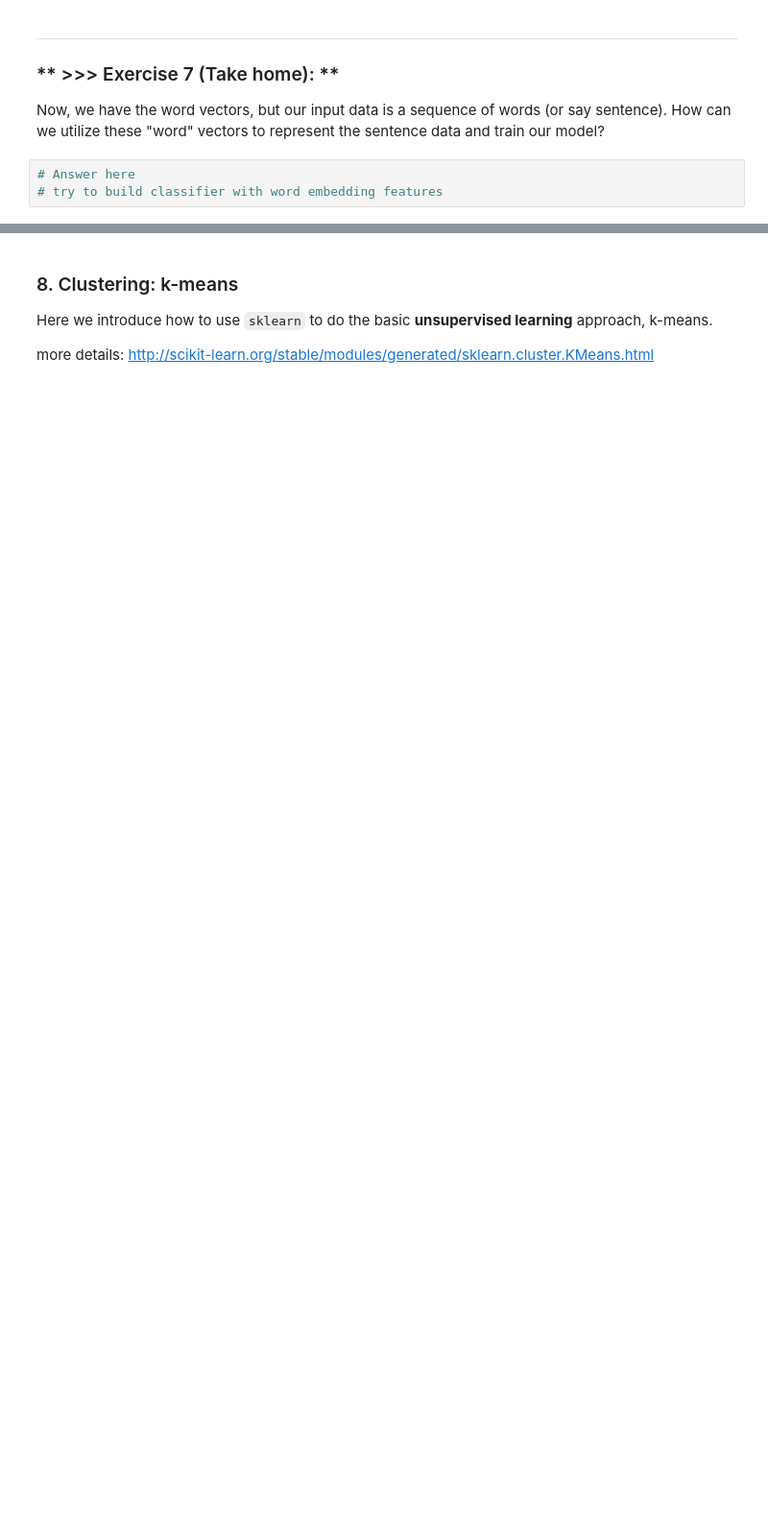
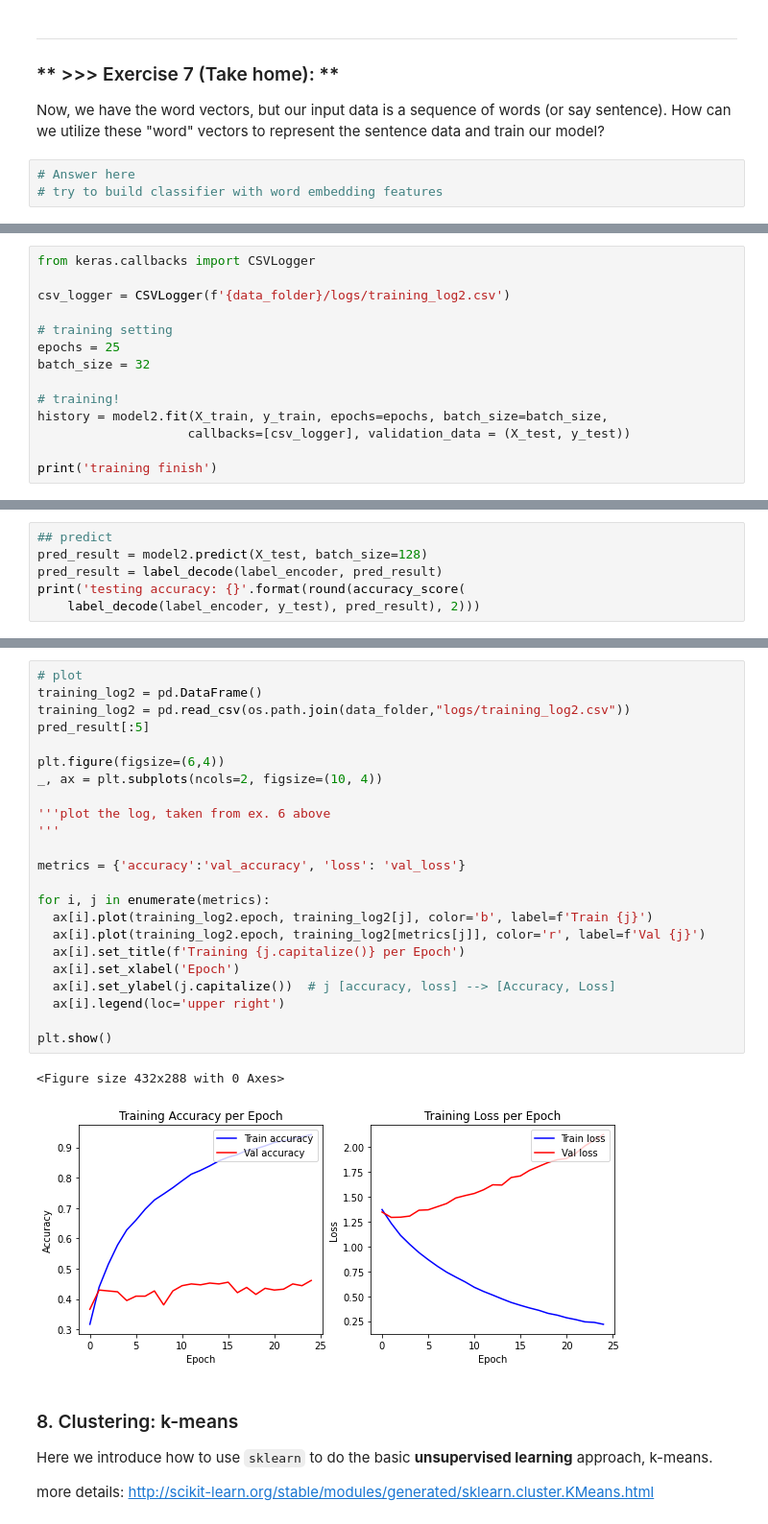
Before and after one commit to mequanent/Social-Networks, a Jupyter notebook: text_lab/Text_Classification_Lab.ipynb, the cells around one changed output, grey strips where cells are left out. Shown: that part at 96% size. Cells and saved outputs as stored; diff of their text form; blank space fills up the shorter version.

```diff
--- a/text_lab/Text_Classification_Lab.ipynb
+++ b/text_lab/Text_Classification_Lab.ipynb
@@ -1372,0 +1451,14 @@ How can we utilize these "word" vectors to represent the sentence data and train
+# %%
+from keras.callbacks import CSVLogger
+
+csv_logger = CSVLogger(f'{data_folder}/logs/training_log2.csv')
+
+# training setting
+epochs = 25
+batch_size = 32
+
+# training!
+history = model2.fit(X_train, y_train, epochs=epochs, batch_size=batch_size,
+                    callbacks=[csv_logger], validation_data = (X_test, y_test))
+
+print('training finish')
@@ -1372,0 +1483,6 @@ How can we utilize these "word" vectors to represent the sentence data and train
+# %%
+## predict
+pred_result = model2.predict(X_test, batch_size=128)
+pred_result = label_decode(label_encoder, pred_result)
+print('testing accuracy: {}'.format(round(accuracy_score(
+    label_decode(label_encoder, y_test), pred_result), 2)))
@@ -1373,3 +1492,29 @@ How can we utilize these "word" vectors to represent the sentence data and train
+# %%
+# plot
+training_log2 = pd.DataFrame()
+training_log2 = pd.read_csv(os.path.join(data_folder,"logs/training_log2.csv"))
+pred_result[:5]
+
+plt.figure(figsize=(6,4))
+_, ax = plt.subplots(ncols=2, figsize=(10, 4))
+
+'''plot the log, taken from ex. 6 above
+'''
+
+metrics = {'accuracy':'val_accuracy', 'loss': 'val_loss'}
+
+for i, j in enumerate(metrics):
+  ax[i].plot(training_log2.epoch, training_log2[j], color='b', label=f'Train {j}')
+  ax[i].plot(training_log2.epoch, training_log2[metrics[j]], color='r', label=f'Val {j}')
+  ax[i].set_title(f'Training {j.capitalize()} per Epoch')
+  ax[i].set_xlabel('Epoch')
+  ax[i].set_ylabel(j.capitalize())  # j [accuracy, loss] --> [Accuracy, Loss]
+  ax[i].legend(loc='upper right')
+
+plt.show()
+# %% [output]
+<Figure size 432x288 with 0 Axes>
+[figure, added]
 # %% [markdown]
 ### 8. Clustering: k-means
 
```
Also changed, not shown: parts of 28 cells of this notebook.
